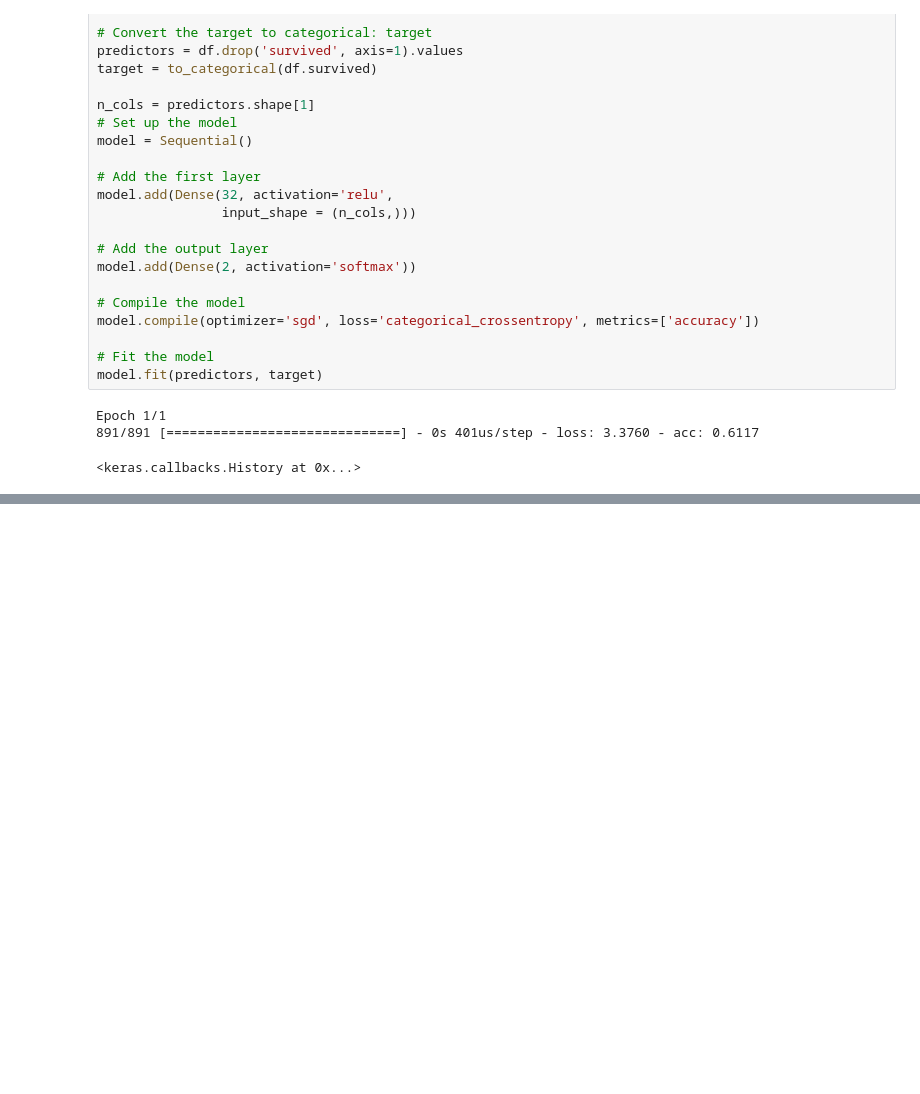
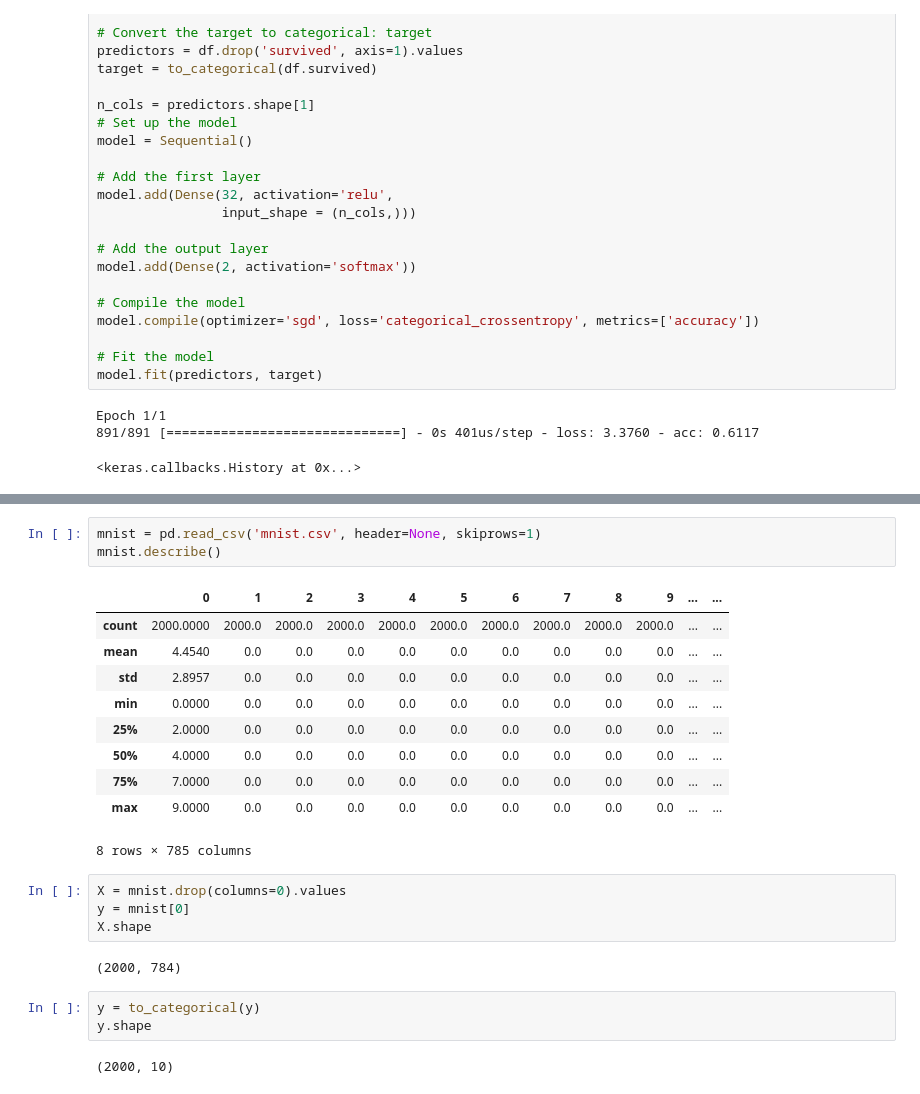
Before and after one commit to cschellenberger/Data-Science-Learning, a Jupyter notebook: Deep Learning Introduction.ipynb, the cells around one changed output, grey strips where cells are left out. Saved outputs shown, nothing was run; the diff lists cells and outputs as text; blank space fills up the shorter version.

```diff
--- a/Deep Learning Introduction.ipynb
+++ b/Deep Learning Introduction.ipynb
@@ -702,0 +1109,25 @@ Epoch 1/1
+# %%
+mnist = pd.read_csv('mnist.csv', header=None, skiprows=1)
+mnist.describe()
+# %% [output]
+|  | 0 | 1 | 2 | 3 | 4 | 5 | 6 | 7 | 8 | 9 | ... | ... |
+| count | 2000.0000 | 2000.0 | 2000.0 | 2000.0 | 2000.0 | 2000.0 | 2000.0 | 2000.0 | 2000.0 | 2000.0 | ... | ... |
+| mean | 4.4540 | 0.0 | 0.0 | 0.0 | 0.0 | 0.0 | 0.0 | 0.0 | 0.0 | 0.0 | ... | ... |
+| std | 2.8957 | 0.0 | 0.0 | 0.0 | 0.0 | 0.0 | 0.0 | 0.0 | 0.0 | 0.0 | ... | ... |
+| min | 0.0000 | 0.0 | 0.0 | 0.0 | 0.0 | 0.0 | 0.0 | 0.0 | 0.0 | 0.0 | ... | ... |
+| 25% | 2.0000 | 0.0 | 0.0 | 0.0 | 0.0 | 0.0 | 0.0 | 0.0 | 0.0 | 0.0 | ... | ... |
+| 50% | 4.0000 | 0.0 | 0.0 | 0.0 | 0.0 | 0.0 | 0.0 | 0.0 | 0.0 | 0.0 | ... | ... |
+| 75% | 7.0000 | 0.0 | 0.0 | 0.0 | 0.0 | 0.0 | 0.0 | 0.0 | 0.0 | 0.0 | ... | ... |
+| max | 9.0000 | 0.0 | 0.0 | 0.0 | 0.0 | 0.0 | 0.0 | 0.0 | 0.0 | 0.0 | ... | ... |
+8 rows × 785 columns
+# %%
+X = mnist.drop(columns=0).values
+y = mnist[0]
+X.shape
+# %% [output]
+(2000, 784)
+# %%
+y = to_categorical(y)
+y.shape
+# %% [output]
+(2000, 10)
```
Also changed, not shown: parts of 12 cells of this notebook, 1 other file.
